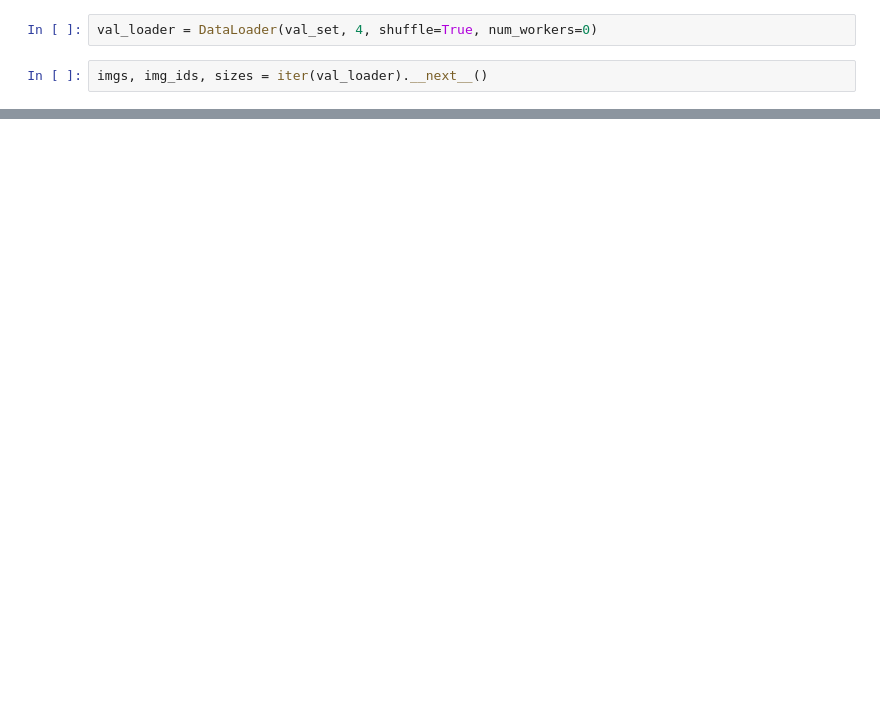
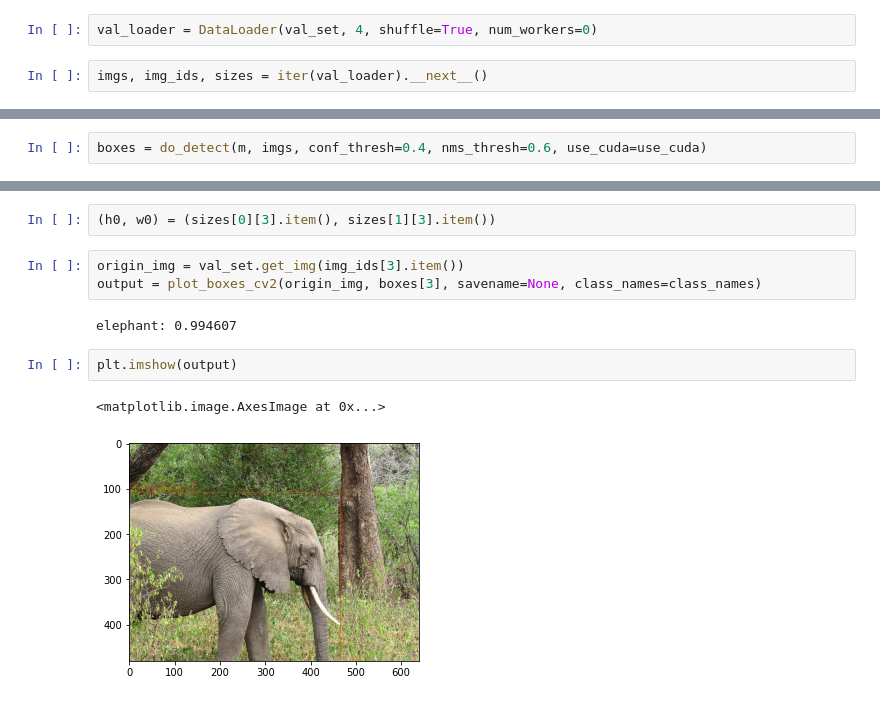
Before and after one commit to SOLLA-bitsensing/fork_test_A, a Jupyter notebook: pytorch-YOLOv4/coco_eval.ipynb, the cells around one changed output, grey strips where cells are left out. Drawn from its saved outputs; the diff is of its cells as text; blank space fills up the shorter version.

```diff
--- a/pytorch-YOLOv4/coco_eval.ipynb
+++ b/pytorch-YOLOv4/coco_eval.ipynb
@@ -215,0 +175,2 @@ sizes
+# %%
+boxes = do_detect(m, imgs, conf_thresh=0.4, nms_thresh=0.6, use_cuda=use_cuda)
@@ -215,0 +189,12 @@ sizes
+# %%
+(h0, w0) = (sizes[0][3].item(), sizes[1][3].item())
+# %%
+origin_img = val_set.get_img(img_ids[3].item())
+output = plot_boxes_cv2(origin_img, boxes[3], savename=None, class_names=class_names)
+# %% [output]
+elephant: 0.994607
+# %%
+plt.imshow(output)
+# %% [output]
+<matplotlib.image.AxesImage at 0x...>
+[figure, added]
```
Also changed, not shown: parts of 10 cells of this notebook, 3 other files.
